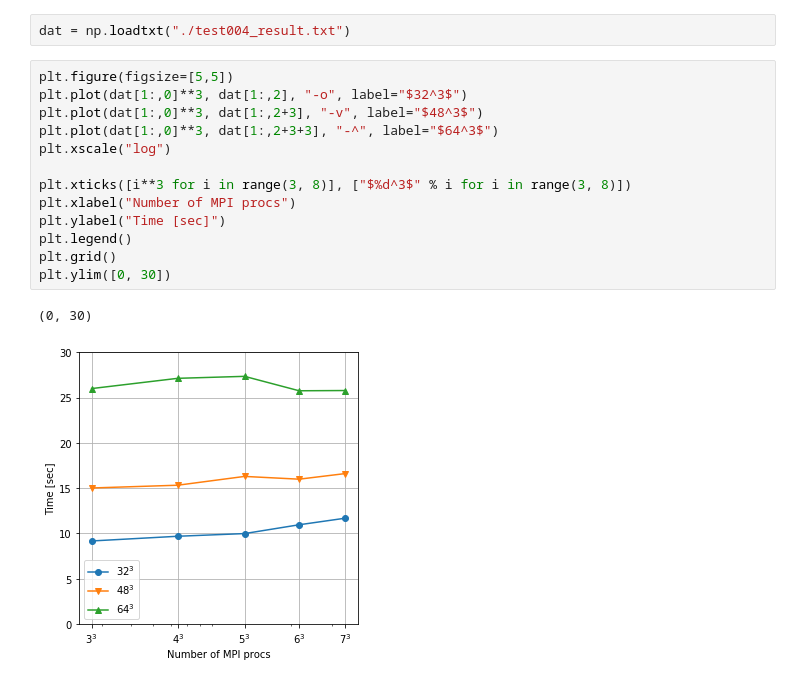
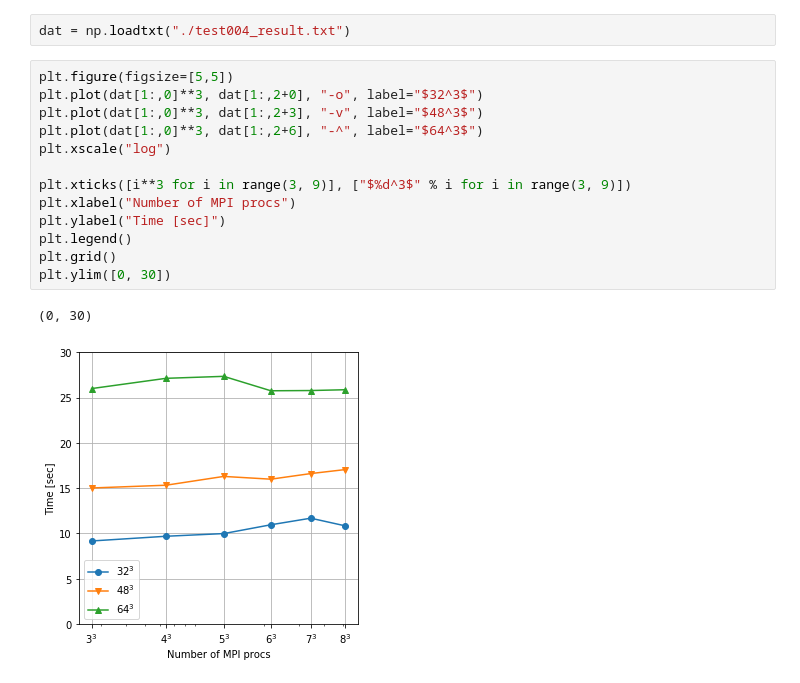
Before and after one commit to uemoto1/sendrecv_grid, a Jupyter notebook: 0212_analysis_of_sendrecv_results.ipynb, the cells around one changed output. Cells and saved outputs as stored; diff of their text form.

```diff
--- a/0212_analysis_of_sendrecv_results.ipynb
+++ b/0212_analysis_of_sendrecv_results.ipynb
@@ -132,17 +107,17 @@ for i, j in np.ndindex(2, 2):
 dat = np.loadtxt("./test004_result.txt")
 # %%
 plt.figure(figsize=[5,5])
-plt.plot(dat[1:,0]**3, dat[1:,2], "-o", label="$32^3$")
+plt.plot(dat[1:,0]**3, dat[1:,2+0], "-o", label="$32^3$")
 plt.plot(dat[1:,0]**3, dat[1:,2+3], "-v", label="$48^3$")
-plt.plot(dat[1:,0]**3, dat[1:,2+3+3], "-^", label="$64^3$")
+plt.plot(dat[1:,0]**3, dat[1:,2+6], "-^", label="$64^3$")
 plt.xscale("log")
 
-plt.xticks([i**3 for i in range(3, 8)], ["$%d^3$" % i for i in range(3, 8)])
+plt.xticks([i**3 for i in range(3, 9)], ["$%d^3$" % i for i in range(3, 9)])
 plt.xlabel("Number of MPI procs")
 plt.ylabel("Time [sec]")
 plt.legend()
 plt.grid()
 plt.ylim([0, 30])
 # %% [output]
 (0, 30)
-[figure, old version]
+[figure, new version]
```
Also changed, not shown: parts of 2 cells of this notebook, 1 other file.
